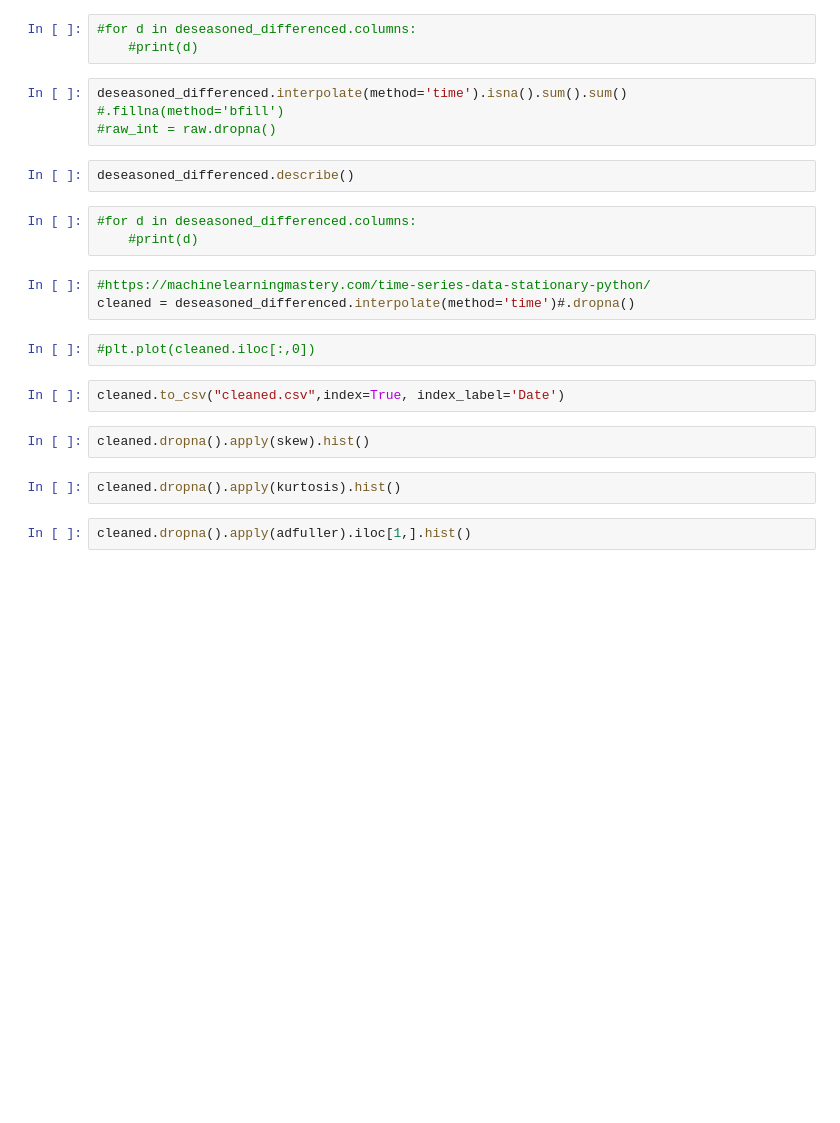
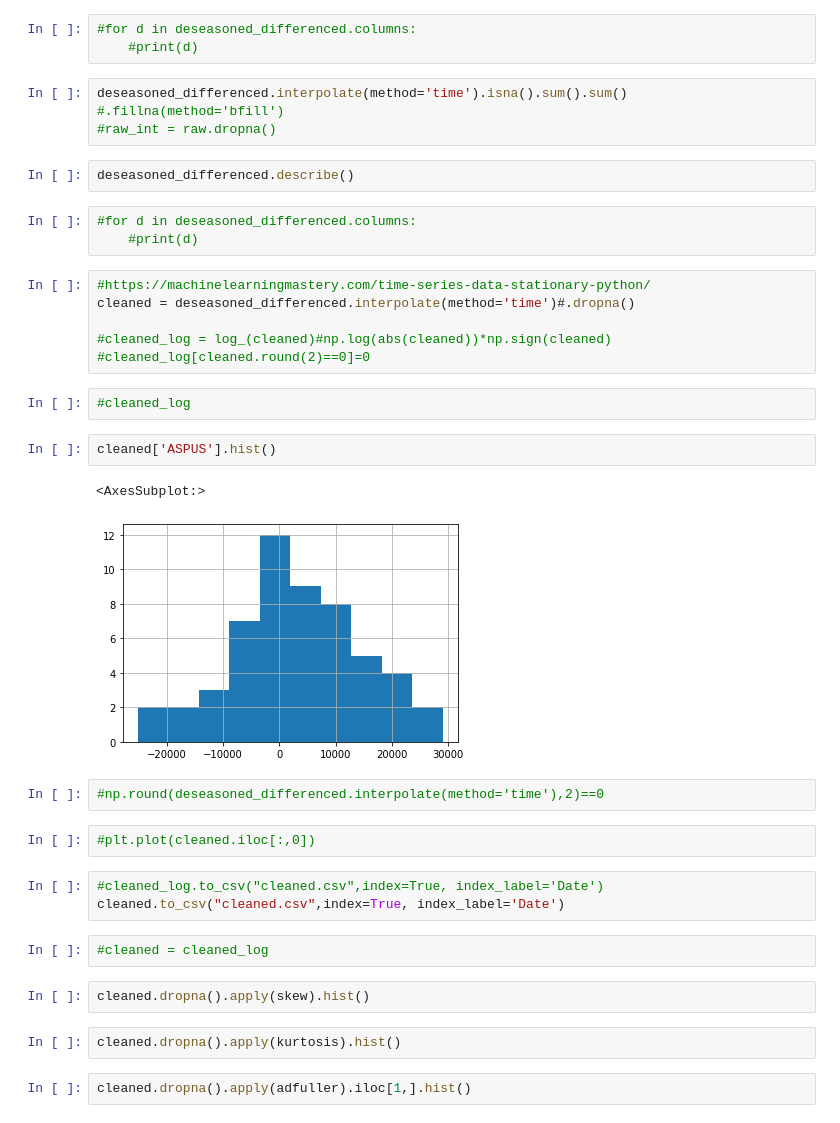
Before and after one commit to thistleknot/py_sock_par, a Jupyter notebook: Fred Analysis.ipynb, the cells around one changed output. Saved outputs shown, nothing was run; the diff lists cells and outputs as text; blank space fills up the shorter version.

```diff
--- a/Fred Analysis.ipynb
+++ b/Fred Analysis.ipynb
@@ -1021,10 +991,25 @@ deseasoned_differenced.describe()
 # %%
 #https://machinelearningmastery.com/time-series-data-stationary-python/
 cleaned = deseasoned_differenced.interpolate(method='time')#.dropna()
+
+#cleaned_log = log_(cleaned)#np.log(abs(cleaned))*np.sign(cleaned)
+#cleaned_log[cleaned.round(2)==0]=0
+# %%
+#cleaned_log
+# %%
+cleaned['ASPUS'].hist()
+# %% [output]
+<AxesSubplot:>
+[figure, added]
+# %%
+#np.round(deseasoned_differenced.interpolate(method='time'),2)==0
 # %%
 #plt.plot(cleaned.iloc[:,0])
 # %%
+#cleaned_log.to_csv("cleaned.csv",index=True, index_label='Date')
 cleaned.to_csv("cleaned.csv",index=True, index_label='Date')
+# %%
+#cleaned = cleaned_log
 # %%
 cleaned.dropna().apply(skew).hist()
 # %%
```
Also changed, not shown: parts of 19 cells of this notebook.
